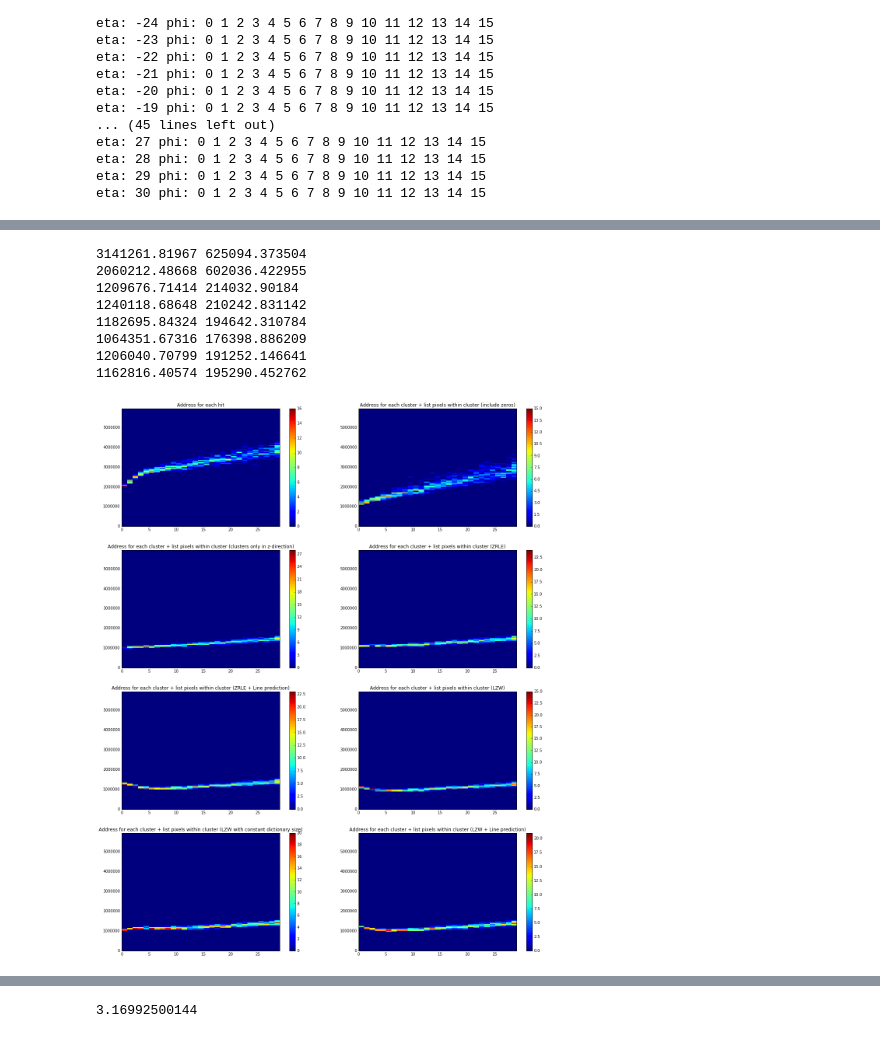
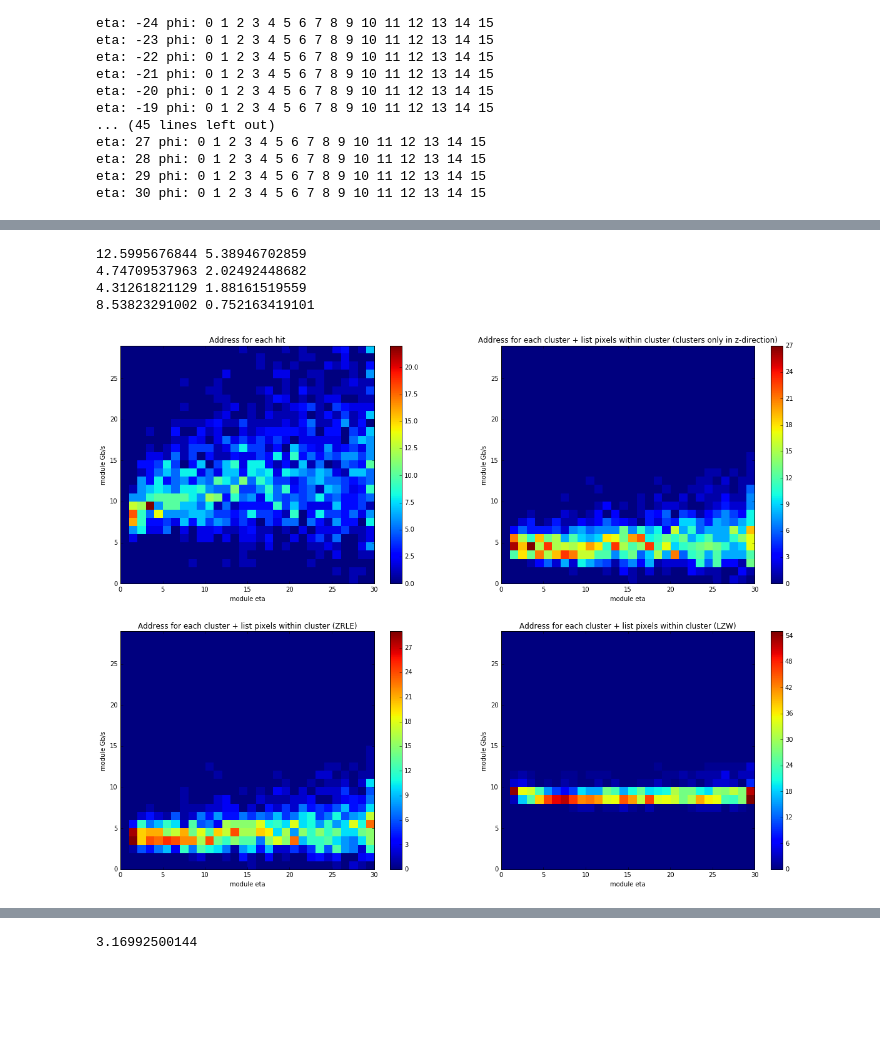
Before and after one commit to adikus/physics_project, a Jupyter notebook: compression.ipynb, the cells around one changed output, grey strips where cells are left out. Drawn from its saved outputs; the diff is of its cells as text; code cells hidden in the pictures; blank space fills up the shorter version.

```diff
--- a/compression.ipynb
+++ b/compression.ipynb
@@ -220,9 +306,9 @@ def get_bit_sizes_for_alg(eta, phi, alg, force_reload=False):
     else:
         return np.load(path + filename)
 # %%
-algs = ['base', 'cluster', 'row_cluster', 'zrle', 'line', 'lzw']
+algs = ['cluster', 'row_cluster', 'zrle', 'line', 'lzw']
 
-for eta_i in range(0, 31):
+for eta_i in range(-31, 31):
     print 'eta:', eta_i, 'phi:',
     for phi_i in range(0,16):
         print phi_i,
@@ -388,13 +484,13 @@ for alg in (algs + ['optimal']):
     sums = np.zeros((1000))
     for i, bits in enumerate(compression_bits[alg]):
         sums[i] = np.sum(bits)
-    plt.plot( sums, label=alg_labels[alg])
+    plt.plot( sums/250000, label=alg_labels[alg])
     print 'Overall compression ratio(' + alg +  '):', np.sum(sums) / base_total_sum
 
 plt.legend()
 plt.xlabel('Cluster size')
 plt.grid(True)
-plt.ylabel('Total # bits needed')
+plt.ylabel('Total kbits per event')
 plt.xlim([0, 20])
 
 plt.figure(figsize=(15,15))
@@ -476,0 +628,19 @@ eta: 30 phi: 0 1 2 3 4 5 6 7 8 9 10 11 12 13 14 15
+# %%
+algs = ['base', 'row_cluster', 'zrle', 'lzw']
+
+event_bit_sizes = {}
+for alg in algs:
+    event_bit_sizes[alg] = []
+
+for eta_i in range(-30, 31):
+    print 'eta:', eta_i, 'phi:',
+    for phi_i in range(10,11):
+        print phi_i,
+        hits = get_hits(eta_i, phi_i)
+        events = list(np.unique(hits[2,:hits.shape[1]/4]))
+        for eventID in events:
+            event = get_hit_image(hits, eventID)
+            for alg in algs:
+                event_bit_length = globals()[alg + '_event_bit_length'](event)
+                event_bit_sizes[alg] += [(event_bit_length, eta_i, phi_i, eventId)]
+    print
@@ -476,0 +665,5 @@ eta: 30 phi: 0 1 2 3 4 5 6 7 8 9 10 11 12 13 14 15
+# %%
+event_bit_sizes_final = {}
+for alg in algs:
+    l = len(event_bit_sizes[alg])
+    event_bit_sizes_final[alg] = np.hstack([np.array(event_bit_sizes[alg]).reshape((l, 1)), np.array(event_bit_sizes2[alg])])
@@ -477,24 +674,22 @@ eta: 30 phi: 0 1 2 3 4 5 6 7 8 9 10 11 12 13 14 15
 # %%
-plt.figure(figsize=(20, 25))
+plt.figure(figsize=(20, 15))
 
 for i, alg in enumerate(algs):
-    plt.subplot(4, 2, i + 1)
-    bits_sizes = np.array(compression_variation[alg])[:, 1]
-    etas = np.array(compression_variation[alg])[:, 0]
+    plt.subplot(2, 2, i + 1)
+    bits_sizes = np.array(event_bit_sizes_final[alg])[:, 0]/1000
+    etas = np.array(event_bit_sizes_final[alg])[:, 1]
     print np.mean(bits_sizes), np.std(bits_sizes)
-    H, yedges, xedges = np.histogram2d(bits_sizes, etas, bins=(range(0, 6000000, 50000), range(0, 30)))
+    H, yedges, xedges = np.histogram2d(bits_sizes, etas, bins=(range(0, 30, 1), range(0, 31)))
     plt.imshow(H, aspect=0.25, interpolation='nearest', origin='low', extent=[xedges[0], xedges[-1], yedges[0], yedges[-1]])
     plt.colorbar()
     plt.axis('tight')
+    plt.ylabel('module Gb/s')
+    plt.xlabel('module eta')
     plt.title(alg_labels[alg])
 plt.savefig('total_bits_per_eta.png')
 # %% [output]
-3141261.81967 625094.373504
-2060212.48668 602036.422955
-1209676.71414 214032.90184
-1240118.68648 210242.831142
-1182695.84324 194642.310784
-1064351.67316 176398.886209
-1206040.70799 191252.146641
-1162816.40574 195290.452762
+12.5995676844 5.38946702859
+4.74709537963 2.02492448682
+4.31261821129 1.88161519559
+8.53823291002 0.752163419101
-[figure, old version]
+[figure, new version]
```
Also changed, not shown: parts of 30 cells of this notebook, 42 other files.
